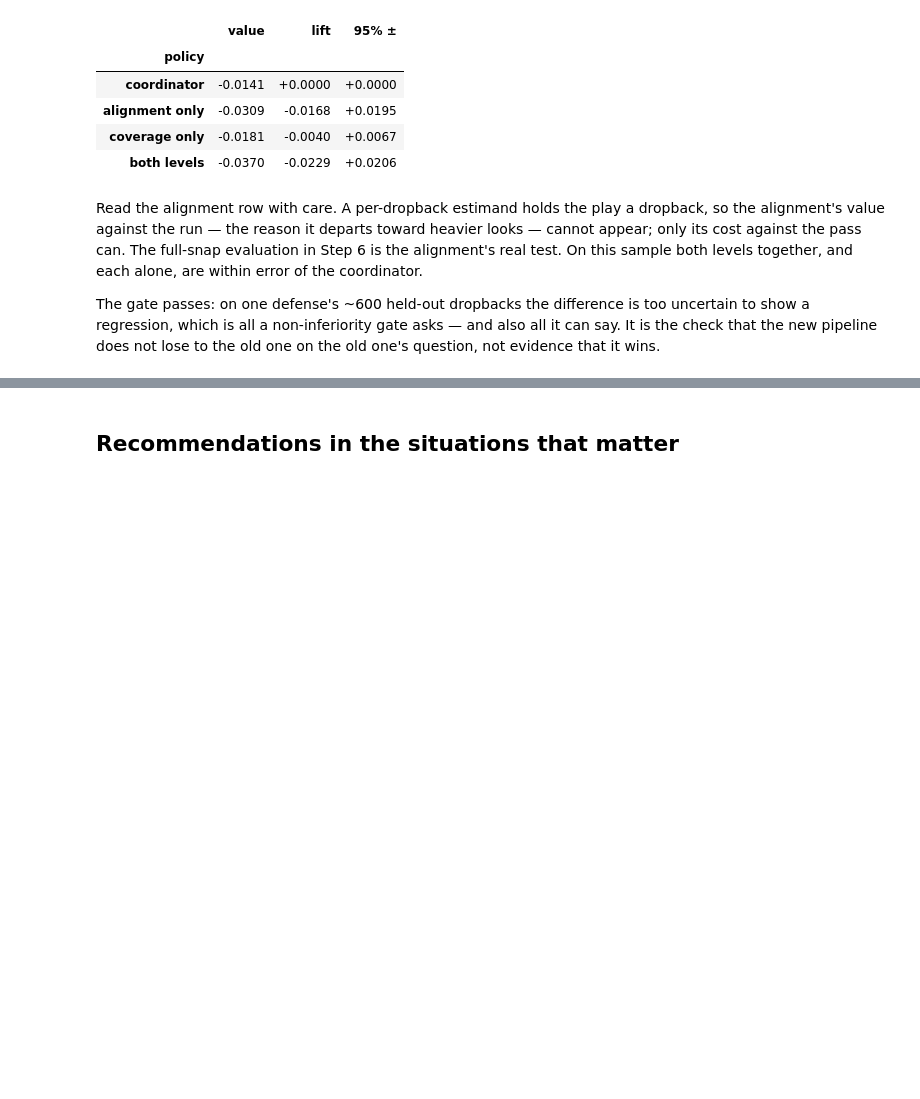
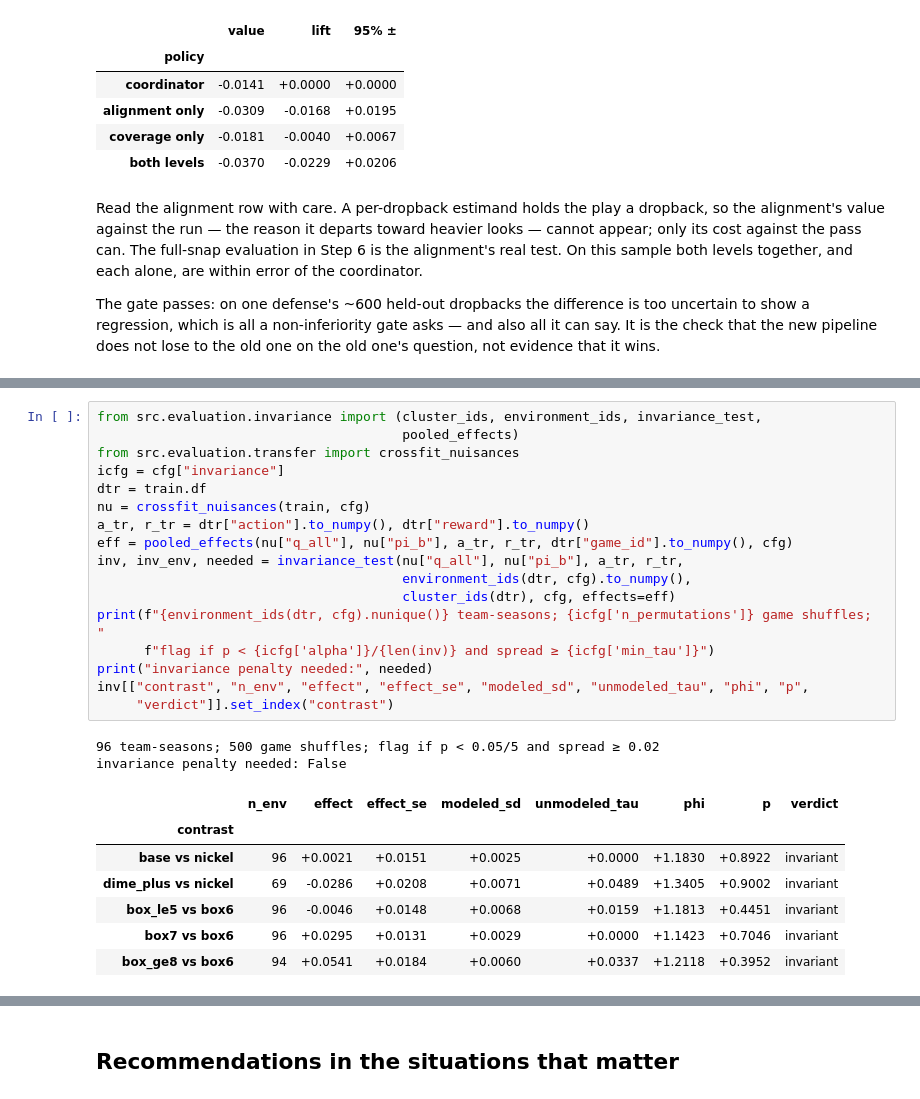
Before and after one commit to pendsec/nfl-playcalling, a Jupyter notebook: notebooks/v3_pipeline_walkthrough.ipynb, the cells around one changed output, grey strips where cells are left out. Cells and saved outputs as stored; diff of their text form; blank space fills up the shorter version.

```diff
--- a/notebooks/v3_pipeline_walkthrough.ipynb
+++ b/notebooks/v3_pipeline_walkthrough.ipynb
@@ -626,0 +643,27 @@ evidence that it wins.
+# %%
+from src.evaluation.invariance import (cluster_ids, environment_ids, invariance_test,
+                                       pooled_effects)
+from src.evaluation.transfer import crossfit_nuisances
+icfg = cfg["invariance"]
+dtr = train.df
+nu = crossfit_nuisances(train, cfg)
+a_tr, r_tr = dtr["action"].to_numpy(), dtr["reward"].to_numpy()
+eff = pooled_effects(nu["q_all"], nu["pi_b"], a_tr, r_tr, dtr["game_id"].to_numpy(), cfg)
+inv, inv_env, needed = invariance_test(nu["q_all"], nu["pi_b"], a_tr, r_tr,
+                                       environment_ids(dtr, cfg).to_numpy(),
+                                       cluster_ids(dtr), cfg, effects=eff)
+print(f"{environment_ids(dtr, cfg).nunique()} team-seasons; {icfg['n_permutations']} game shuffles; "
+      f"flag if p < {icfg['alpha']}/{len(inv)} and spread ≥ {icfg['min_tau']}")
+print("invariance penalty needed:", needed)
+inv[["contrast", "n_env", "effect", "effect_se", "modeled_sd", "unmodeled_tau", "phi", "p",
+     "verdict"]].set_index("contrast")
+# %% [output]
+96 team-seasons; 500 game shuffles; flag if p < 0.05/5 and spread ≥ 0.02
+invariance penalty needed: False
+|  | n_env | effect | effect_se | modeled_sd | unmodeled_tau | phi | p | verdict |
+| contrast |  |  |  |  |  |  |  |  |
+| base vs nickel | 96 | +0.0021 | +0.0151 | +0.0025 | +0.0000 | +1.1830 | +0.8922 | invariant |
+| dime_plus vs nickel | 69 | -0.0286 | +0.0208 | +0.0071 | +0.0489 | +1.3405 | +0.9002 | invariant |
+| box_le5 vs box6 | 96 | -0.0046 | +0.0148 | +0.0068 | +0.0159 | +1.1813 | +0.4451 | invariant |
+| box7 vs box6 | 96 | +0.0295 | +0.0131 | +0.0029 | +0.0000 | +1.1423 | +0.7046 | invariant |
+| box_ge8 vs box6 | 94 | +0.0541 | +0.0184 | +0.0060 | +0.0337 | +1.2118 | +0.3952 | invariant |
```
Also changed, not shown: parts of 6 cells of this notebook, 39 other files.
